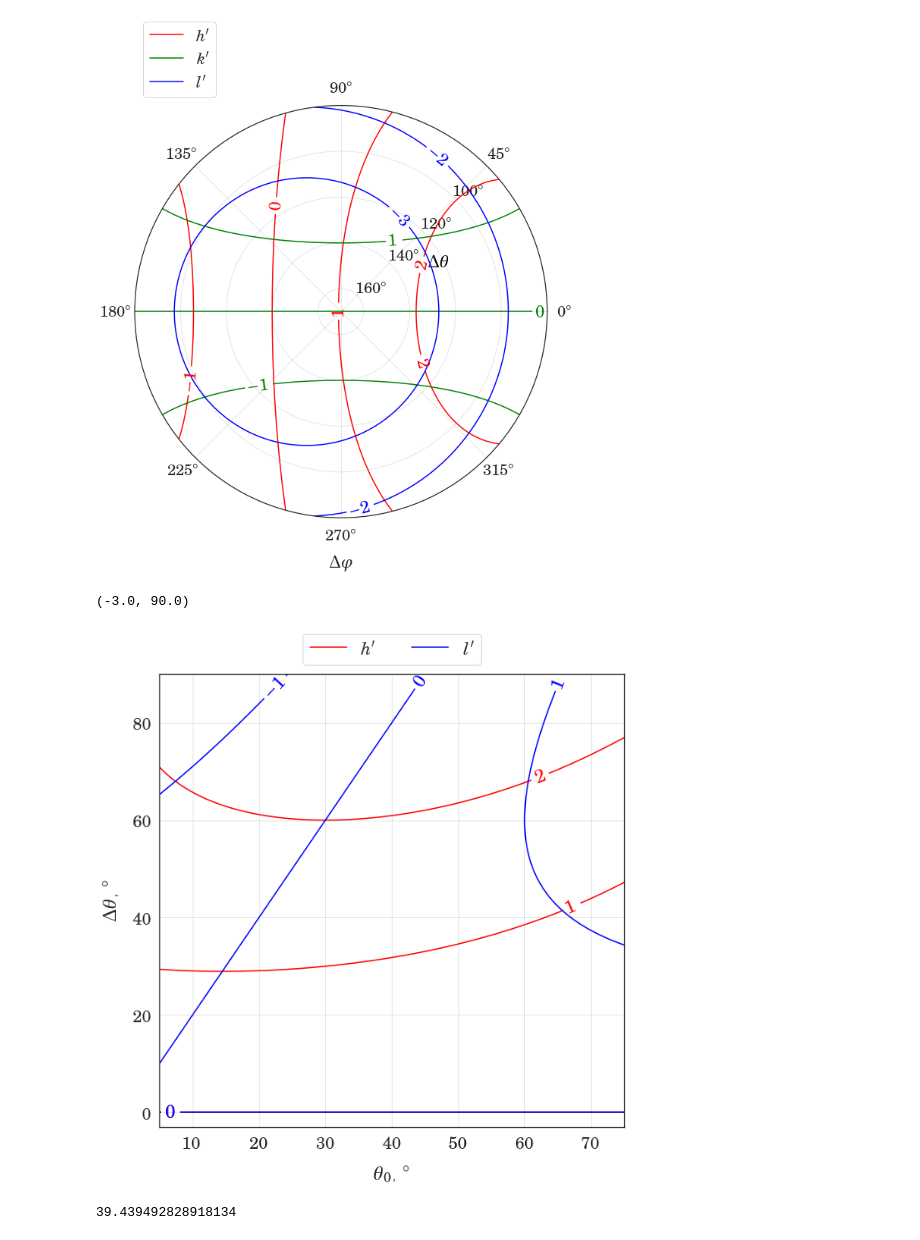
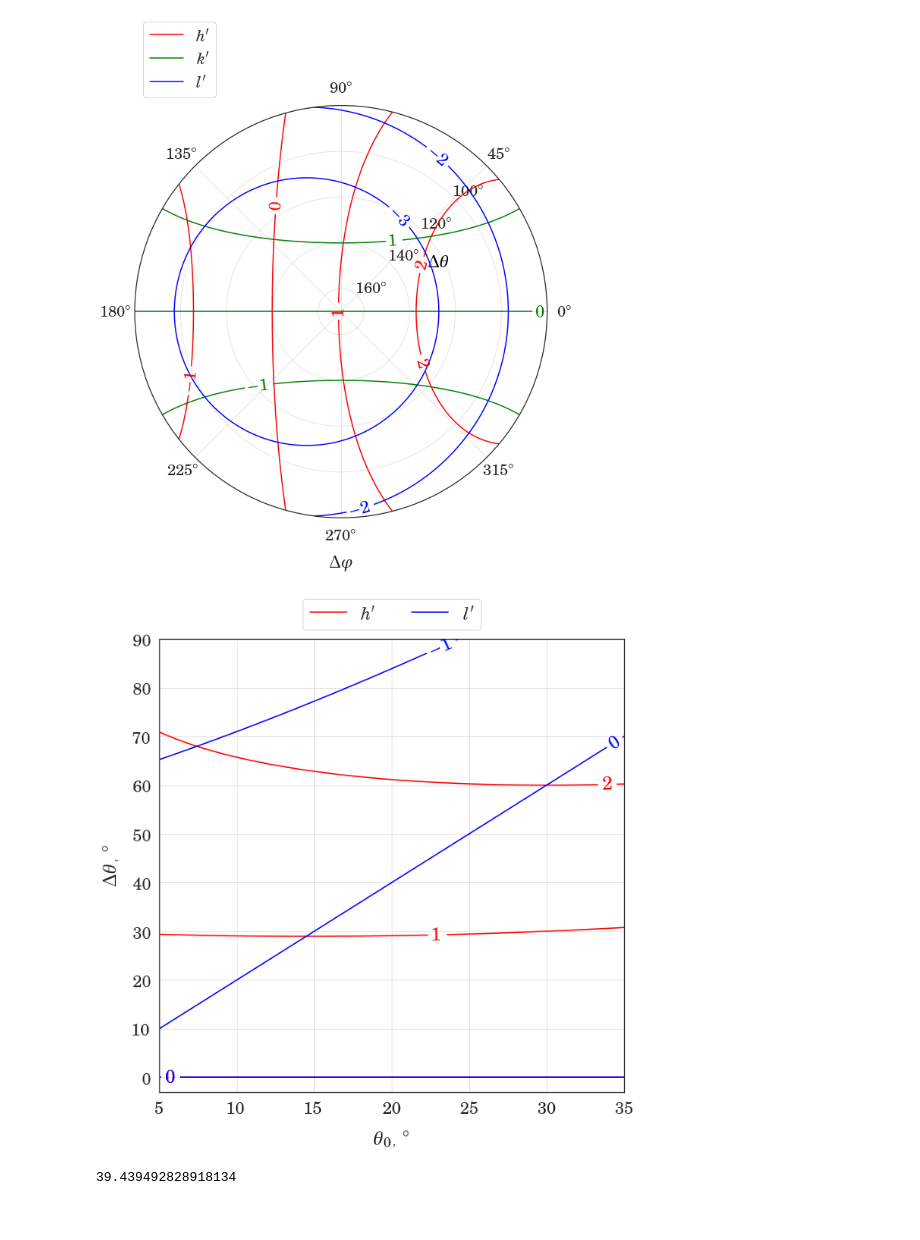
Before and after one commit to Misery7100-Magistracy/Angular-dispersion-boost, a Jupyter notebook: computations/plot_mstm.ipynb, the cells around one changed output. Cells and saved outputs as stored; diff of their text form; code cells hidden in the pictures.

```diff
--- a/computations/plot_mstm.ipynb
+++ b/computations/plot_mstm.ipynb
@@ -540,11 +540,14 @@ ax.set_yticklabels([r'$' + str(i) + r'^{\circ}$' for i in list(range(100, 170, 2
  Text(0, 160, '$100^{\\circ}$')]
 [figure]
 # %%
+import numpy as np
+from matplotlib import ticker
+
 # plot theta0 vs dtheta
 
 #th0vals = [5, 7.0, 10.0, 14.0, 16.0, 18.0, 20.0, 23.0, 25.0, 29.0, 35.0]
 
-th0vals = np.linspace(5, 75, 250)
+th0vals = np.linspace(5, 35, 250)
 
 dtheta0_90 = np.linspace(0, 90, 250)
 
@@ -561,36 +564,36 @@ l_prime = np.round(l_prime, 8)
 
 
 th0mesh, dthmesh = np.meshgrid(th0vals, dtheta0_90)
 
 fig, ax = plt.subplots(figsize=(10, 10))
 ax.grid(color='black', alpha=0.1)
 
 colors = ['red', 'blue']
 
 levels = np.arange(-8, 8, 1)
 
 aa = ax.contour(th0mesh, dthmesh, h_prime, levels, colors=colors[0], label=r'$h^\prime$')
 #aa2 = ax.contour(th0mesh, dthmesh, k_prime, levels, colors=colors[1], label=r'$k^\prime$')
 aa3 = ax.contour(th0mesh, dthmesh, l_prime, levels, colors=colors[1], label=r'$l^\prime$')
 
 ax.clabel(aa, inline=1)
 #ax.clabel(aa2, inline=1)
 ax.clabel(aa3, inline=1)
 
 lines = [Line2D([0], [0], color=c) for c in colors]
 labels = [r'$h^\prime$', r'$l^\prime$']
 plt.legend(lines, labels, loc='lower center', bbox_to_anchor=(0, 1, 1, 0), ncol=3)
 
 ax.set_xlabel(r'$\theta_0$, $^\circ$', labelpad=15)
 ax.set_ylabel(r'$\Delta \theta$, $^\circ$', labelpad=15)
 
 ax.set_ylim(-3, 90)
+ax.yaxis.set_major_locator(ticker.MultipleLocator(10))
 #ax.set_xlim(6.5, 33.5)
 
-#fig.savefig('../tex/components/img/celes/theta0_dtheta_dphi_phi0_0_miller.pdf', bbox_inches='tight')
+fig.savefig('../tex/components/img/celes/theta0_dtheta_dphi_phi0_0_miller.pdf', bbox_inches='tight')
 # %% [output]
-(-3.0, 90.0)
-[figure, old version]
+[figure, new version]
 # %%
 from scipy.optimize import newton
 
```
Also changed, not shown: 5 other files.
